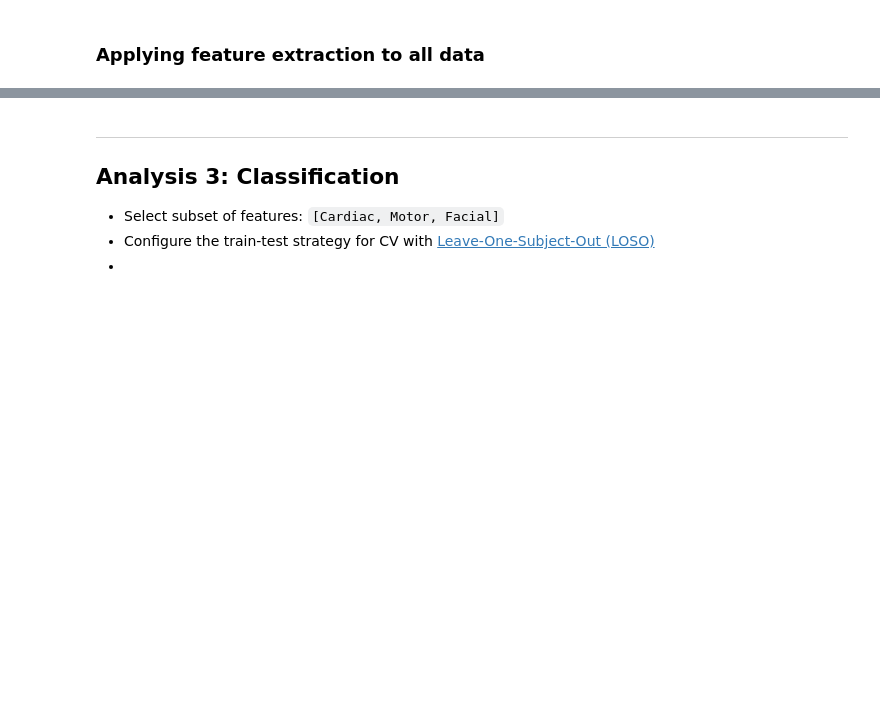
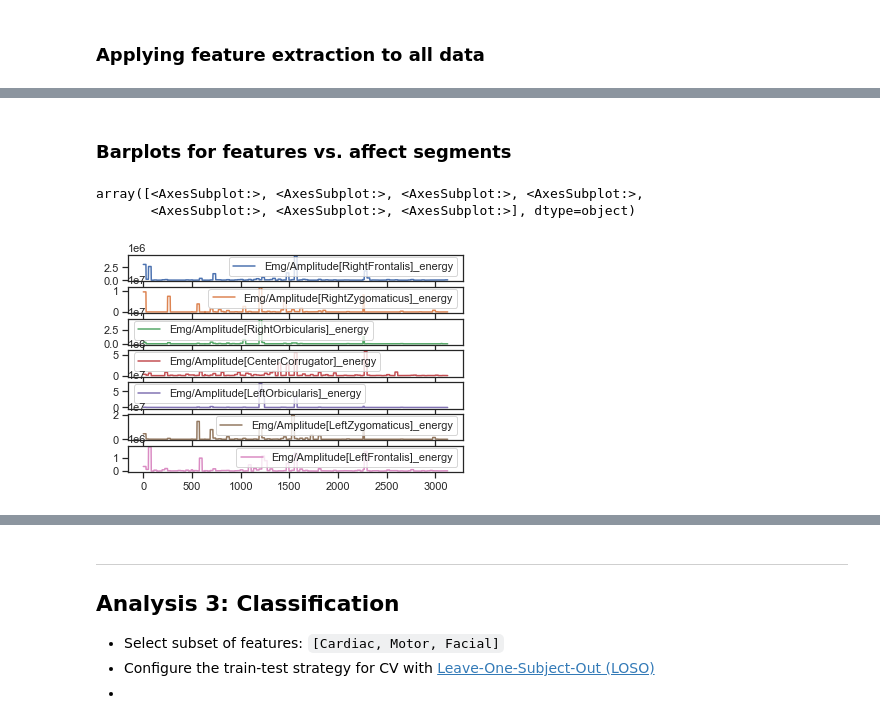
Before and after one commit to michalgnacek/AVDOS-VR, a Jupyter notebook: notebooks/2_affect_classification.ipynb, the cells around one changed output, grey strips where cells are left out. Saved outputs shown, nothing was run; the diff lists cells and outputs as text; code cells hidden in the pictures; blank space fills up the shorter version.

```diff
--- a/notebooks/2_affect_classification.ipynb
+++ b/notebooks/2_affect_classification.ipynb
@@ -959,8 +1017,8 @@ def filter_outliers_from_df(df, num_std = 5):
 *Testing feature extraction in one instance*...
 # %%
 # INSTANCE
-PARTICIPANT_IDX = 1
-EXP_SEGMENT = str(drap.preprocessing.AffectSegments.VideosPositive)
+PARTICIPANT_IDX = 20
+EXP_SEGMENT = str(drap.preprocessing.AffectSegments.VideosNeutral)
 VIDEO_ID = video_ids_per_segment[EXP_SEGMENT][0]
 
 print(f"participant={PARTICIPANT_IDX}, segment={EXP_SEGMENT}, video_id={VIDEO_ID}")
@@ -969,10 +1029,15 @@ print(f"participant={PARTICIPANT_IDX}, segment={EXP_SEGMENT}, video_id={VIDEO_ID
 # %%
 # Read from dataset data from a VIDEO segment and its corresponding RESTING stage
 single_segment_ts = data.loc[(PARTICIPANT_IDX,EXP_SEGMENT)]
+
+# Filter data with FitState >= average (8)
+single_segment_ts = single_segment_ts[ single_segment_ts["Faceplate/FitState"] > 7]
 single_segment_ts = single_segment_ts[TS_DATA_COLNAMES] # Choose columns with relevant data
 
 # This resting stages will be used to normalize the values.
 single_segment_resting = data.loc[(PARTICIPANT_IDX,"Resting_"+EXP_SEGMENT)]
+# Filter data with FitState >= average (8)
+single_segment_resting = single_segment_resting[ single_segment_resting["Faceplate/FitState"] > 7]
 
 print(f"Video df shape: {single_segment_ts.shape}")
 print(f"Resting df shape: {single_segment_resting.shape}")
@@ -1070,6 +1214,7 @@ def calculate_statistical_features(df):
         - skew:     skewness of the distribution
         - kurt:     kurtosis of the distribution
         - energy:   sum of squared absolute values
+        - rms:      sqrt(sum of squared absolute values/n)
     """
 
     if not isinstance(df, pd.DataFrame):
@@ -1087,6 +1232,7 @@ def calculate_statistical_features(df):
         "skew":     stats.skew,
         "kurt":     stats.kurtosis,
         "energy":   (lambda y: np.sum(np.abs(y)**2) ),
+        "rms":      (lambda y: np.sqrt(np.sum(np.abs(y)**2)/y.size) ),
     }
 
     # Store results with features per columns
@@ -1147,19 +1319,29 @@ df_feature_extraction = None
 
 if (os.path.isfile(FEATURE_BASED_DATASET_FILENAME)):
     df_feature_extraction = pd.read_csv(FEATURE_BASED_DATASET_FILENAME)
+    print(f"File loaded from path!")
 else:
+    print(f"Generating file!")
+
+    FIT_STATE_THRESHOLD = 7
+
     # Iterate over participants
     for participant in participants_ids:
         # Iterate over segments
         for segment in [ str(x) for x in drap.preprocessing.utils.enums.AffectSegments]:
+            print(f"\nparticipant:{participant} - segment:{segment}")
 
             """ Load data from RESTING stages to standardize the data during VIDEO"""
             # Extract data from RESTING stage
             single_segment_resting = data.loc[(participant,"Resting_"+segment)]
+            # Filter data with FitState >= average (8) # See CSV specs for details
+            single_segment_resting = single_segment_resting[ single_segment_resting["Faceplate/FitState"] > FIT_STATE_THRESHOLD]
+            # Select columns with time series
             single_segment_resting = single_segment_resting[ TS_DATA_COLNAMES ]
 
-            # Filter datapoints that are larger than N*std
-            single_segment_resting = filter_outliers_from_df(single_segment_resting)
+            ## Filter datapoints that are larger than N*std
+            ## NOTE: Changed with filter based on `Faceplate/FitState`
+            # single_segment_resting = filter_outliers_from_df(single_segment_resting)
 
             # Standardizer per column over data in the resting stage
             scaler = ColumnTransformer( [
@@ -1170,10 +1352,13 @@ else:
             """ Load data from VIDEO stage and filter it  """
             # Extract data from VIDEO stage
             single_segment_ts = data.loc[(participant,segment)]
-            single_segment_ts = single_segment_ts[ TS_DATA_COLNAMES ]
+            # Filter data with FitState >= average (8)
+            single_segment_ts = single_segment_ts[ single_segment_ts["Faceplate/FitState"] > FIT_STATE_THRESHOLD]
+            # Choose columns with relevant time series
+            single_segment_ts = single_segment_ts[TS_DATA_COLNAMES]
 
-            # Filter datapoints that are larger than N*std
-            single_segment_ts = filter_outliers_from_df(single_segment_ts)
+            # # Filter datapoints that are larger than N*std
+            # single_segment_ts = filter_outliers_from_df(single_segment_ts)
 
             """ Generate indices for sliding windows """
             window_indices = generate_sliding_windows(single_segment_ts,
@@ -1196,6 +1381,7 @@ else:
                                                 "participant":  [participant],
                                                 "segment":      [segment],
                                                 "i_window":     [w_counter],
+                                                "w_center":     [(w_end+w_start)/2],
                                             })
 
                 """ Extract HRV and statistical features from window """
@@ -1390,0 +1467,8 @@ save_path_plot = gen_path_plot(f"features/_ALL")
+# %% [markdown]
+### Barplots for features vs. affect segments
+# %%
+df_feature_extraction.loc[:,[str(x)+"_energy" for x in emg_colnames]].plot(subplots=True)
+# %% [output]
+array([<AxesSubplot:>, <AxesSubplot:>, <AxesSubplot:>, <AxesSubplot:>,
+       <AxesSubplot:>, <AxesSubplot:>, <AxesSubplot:>], dtype=object)
+[figure, added]
```
Also changed, not shown: parts of 83 cells of this notebook, 2 other files.
